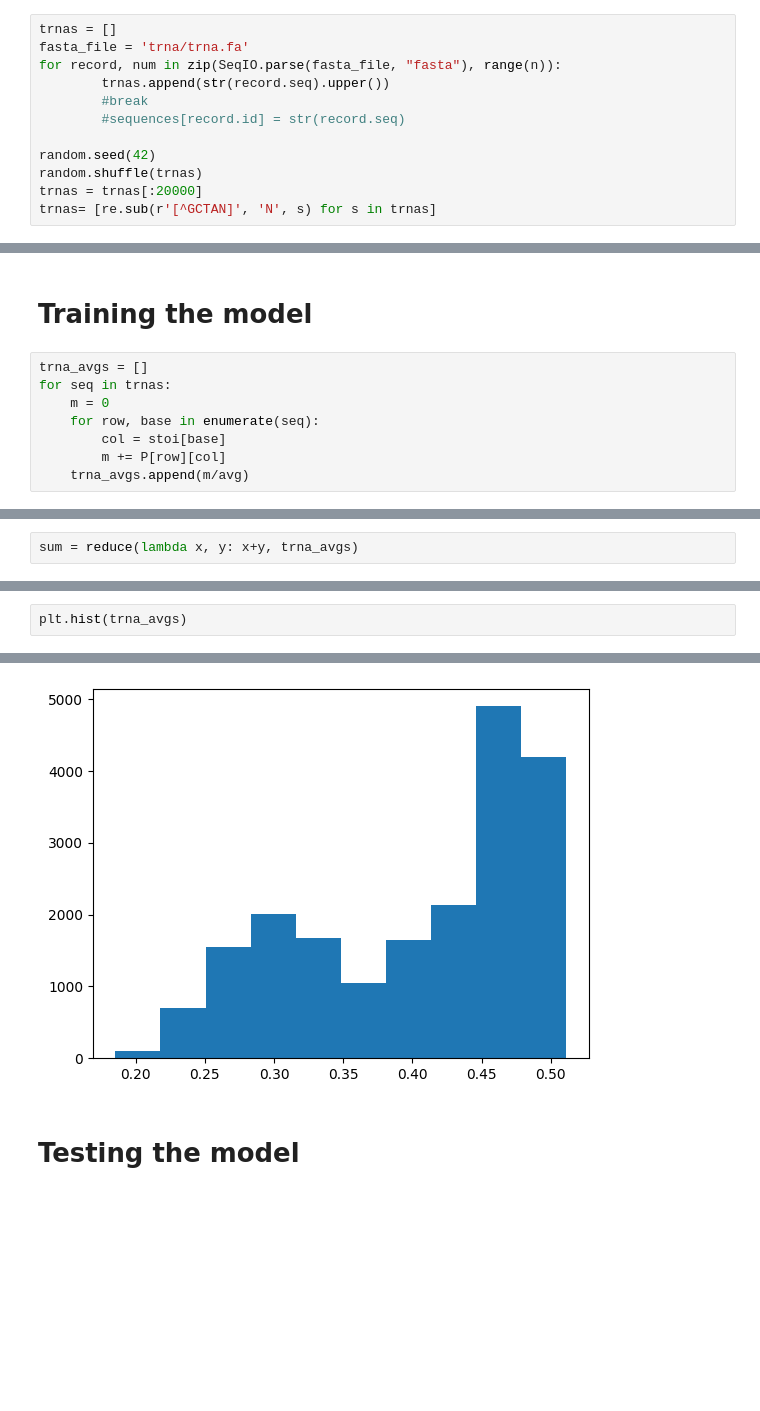
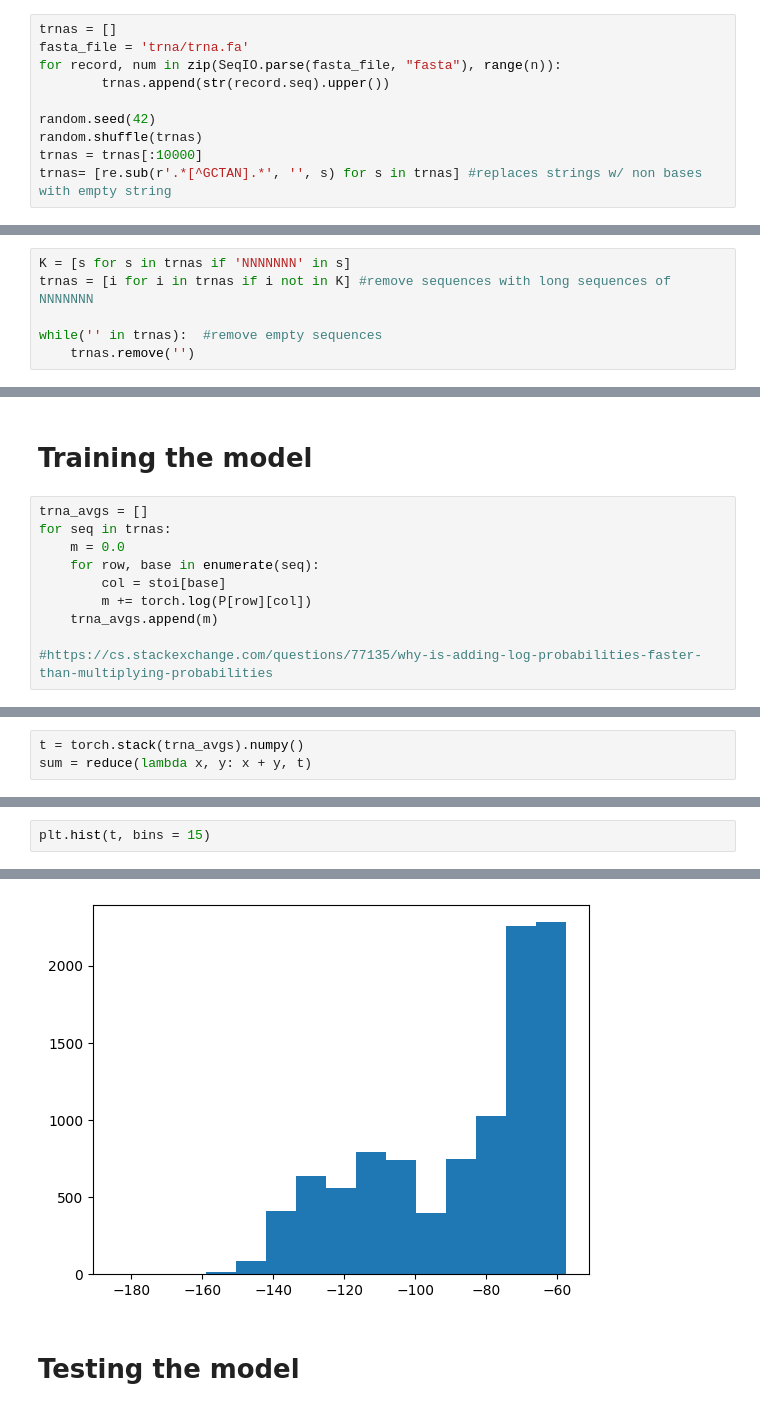
Before and after one commit to malabi3393/tRNA_Binary_Classifier, a Jupyter notebook: program.ipynb, the cells around one changed output, grey strips where cells are left out. Saved outputs shown, nothing was run; the diff lists cells and outputs as text; blank space fills up the shorter version.

```diff
--- a/program.ipynb
+++ b/program.ipynb
@@ -32,10 +33,8 @@ trnas = []
 fasta_file = 'trna/trna.fa'
 for record, num in zip(SeqIO.parse(fasta_file, "fasta"), range(n)):
         trnas.append(str(record.seq).upper())
-        #break
-        #sequences[record.id] = str(record.seq)
 
 random.seed(42)
 random.shuffle(trnas)
-trnas = trnas[:20000]
-trnas= [re.sub(r'[^GCTAN]', 'N', s) for s in trnas]
+trnas = trnas[:10000]
+trnas= [re.sub(r'.*[^GCTAN].*', '', s) for s in trnas] #replaces strings w/ non bases with empty string
@@ -46,0 +41,6 @@ while('' in trnas):
+# %%
+K = [s for s in trnas if 'NNNNNNN' in s]
+trnas = [i for i in trnas if i not in K] #remove sequences with long sequences of NNNNNNN
+
+while('' in trnas):  #remove empty sequences
+    trnas.remove('')
@@ -116,9 +124,11 @@ plt.axis('off');
 # %%
 trna_avgs = []
 for seq in trnas:
-    m = 0
+    m = 0.0
     for row, base in enumerate(seq):
         col = stoi[base]
-        m += P[row][col]
-    trna_avgs.append(m/avg)
+        m += torch.log(P[row][col])
+    trna_avgs.append(m)
+
+#https://cs.stackexchange.com/questions/77135/why-is-adding-log-probabilities-faster-than-multiplying-probabilities
 # %%
@@ -126,2 +154,3 @@ for seq in trnas:
 # %%
-sum = reduce(lambda x, y: x+y, trna_avgs)
+t = torch.stack(trna_avgs).numpy()
+sum = reduce(lambda x, y: x + y, t)
@@ -136,3 +169,3 @@ min(trna_avgs).item()
 # %%
-plt.hist(trna_avgs)
+plt.hist(t, bins = 15)
 # %% [output]
@@ -145,4 +180,4 @@ plt.hist(trna_avgs)
-[figure, old version]
+[figure, new version]
 # %% [markdown]
 # Testing the model
 # %% [markdown]
```
Also changed, not shown: parts of 44 cells of this notebook.
